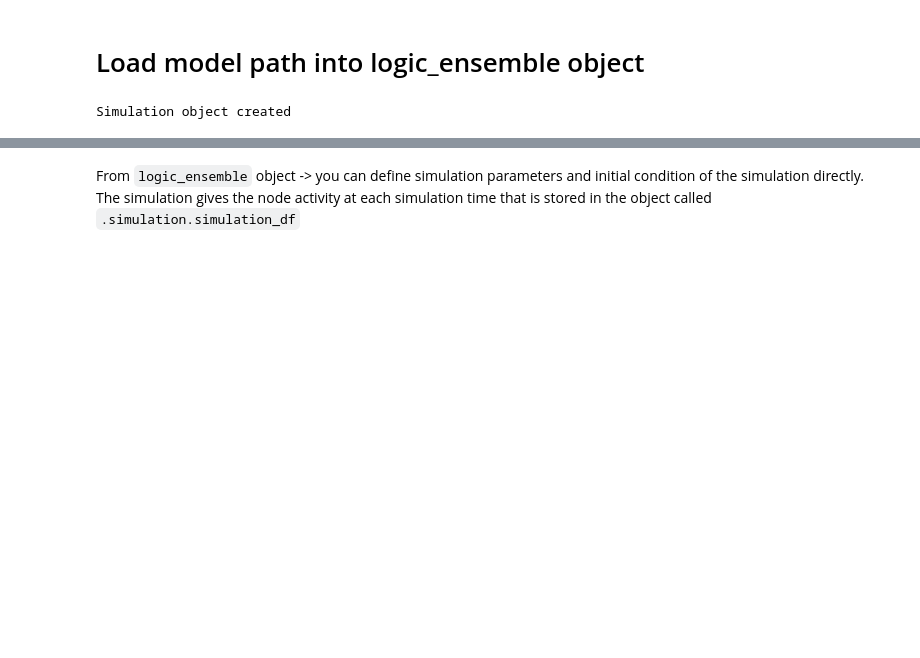
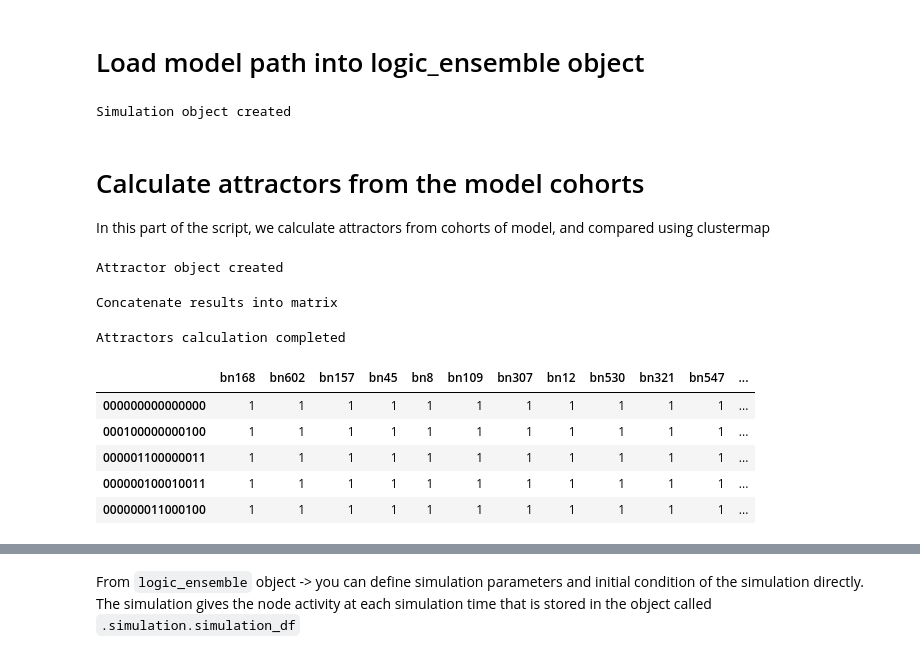
Before and after one commit to sysbio-curie/AstroLogics, a Jupyter notebook: scripts/Tutorial_herault_hematopoiesis.ipynb, the cells around one changed output, grey strips where cells are left out. Saved outputs shown, nothing was run; the diff lists cells and outputs as text; code cells hidden in the pictures; blank space fills up the shorter version.

```diff
--- a/scripts/Tutorial_herault_hematopoiesis.ipynb
+++ b/scripts/Tutorial_herault_hematopoiesis.ipynb
@@ -14,3 +16,20 @@ model = le.LogicEnsemble(model_path, project_name = 'herault_hematopoiesis')
 model.create_simulation()
 # %% [output]
 Simulation object created
+# %% [markdown]
+# Calculate attractors from the model cohorts
+In this part of the script, we calculate attractors from cohorts of model, and compared using clustermap
+# %%
+model.create_attractor()
+model.attractor.get_attractors()
+model.attractor.attractors_df
+# %% [output]
+Attractor object created
+Concatenate results into matrix
+Attractors calculation completed
+|  | bn168 | bn602 | bn157 | bn45 | bn8 | bn109 | bn307 | bn12 | bn530 | bn321 | bn547 | ... |
+| 000000000000000 | 1 | 1 | 1 | 1 | 1 | 1 | 1 | 1 | 1 | 1 | 1 | ... |
+| 000100000000100 | 1 | 1 | 1 | 1 | 1 | 1 | 1 | 1 | 1 | 1 | 1 | ... |
+| 000001100000011 | 1 | 1 | 1 | 1 | 1 | 1 | 1 | 1 | 1 | 1 | 1 | ... |
+| 000000100010011 | 1 | 1 | 1 | 1 | 1 | 1 | 1 | 1 | 1 | 1 | 1 | ... |
+| 000000011000100 | 1 | 1 | 1 | 1 | 1 | 1 | 1 | 1 | 1 | 1 | 1 | ... |
```
Also changed, not shown: parts of 3 cells of this notebook, 13 other files.
